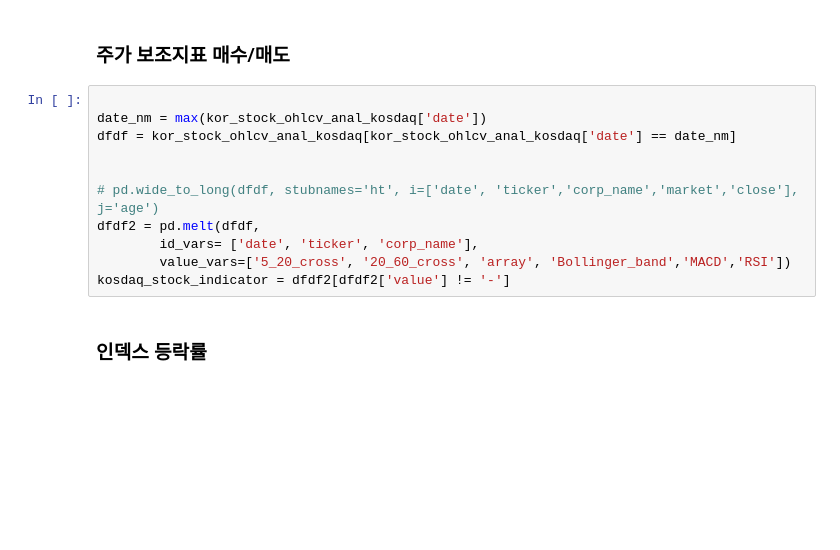
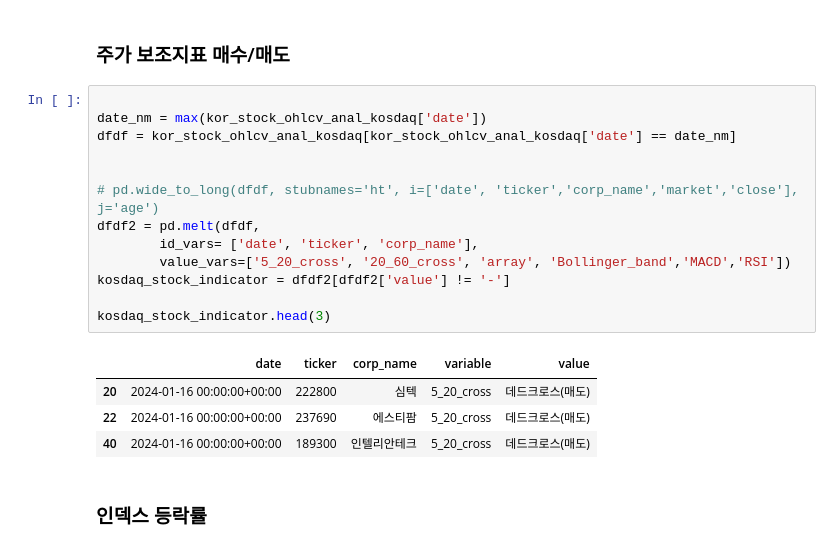
Before and after one commit to Unfinishedgod/finance_mlops, a Jupyter notebook: jupyter/indicator_setup.ipynb, the cells around one changed output. Drawn from its saved outputs; the diff is of its cells as text; blank space fills up the shorter version.

```diff
--- a/jupyter/indicator_setup.ipynb
+++ b/jupyter/indicator_setup.ipynb
@@ -324,14 +358,21 @@ kosdaq_df_per_total = df_per_total.reset_index(drop = True)
 # %%
 
 date_nm = max(kor_stock_ohlcv_anal_kosdaq['date'])
 dfdf = kor_stock_ohlcv_anal_kosdaq[kor_stock_ohlcv_anal_kosdaq['date'] == date_nm]
 
 
 # pd.wide_to_long(dfdf, stubnames='ht', i=['date', 'ticker','corp_name','market','close'], j='age')
 dfdf2 = pd.melt(dfdf,
         id_vars= ['date', 'ticker', 'corp_name'],
         value_vars=['5_20_cross', '20_60_cross', 'array', 'Bollinger_band','MACD','RSI'])
 kosdaq_stock_indicator = dfdf2[dfdf2['value'] != '-']
+
+kosdaq_stock_indicator.head(3)
+# %% [output]
+|  | date | ticker | corp_name | variable | value |
+| 20 | 2024-01-16 00:00:00+00:00 | 222800 | 심텍 | 5_20_cross | 데드크로스(매도) |
+| 22 | 2024-01-16 00:00:00+00:00 | 237690 | 에스티팜 | 5_20_cross | 데드크로스(매도) |
+| 40 | 2024-01-16 00:00:00+00:00 | 189300 | 인텔리안테크 | 5_20_cross | 데드크로스(매도) |
 # %% [markdown]
 ### 인덱스 등락률
 # %%
```
Also changed, not shown: parts of 7 cells of this notebook, 6 other files.
